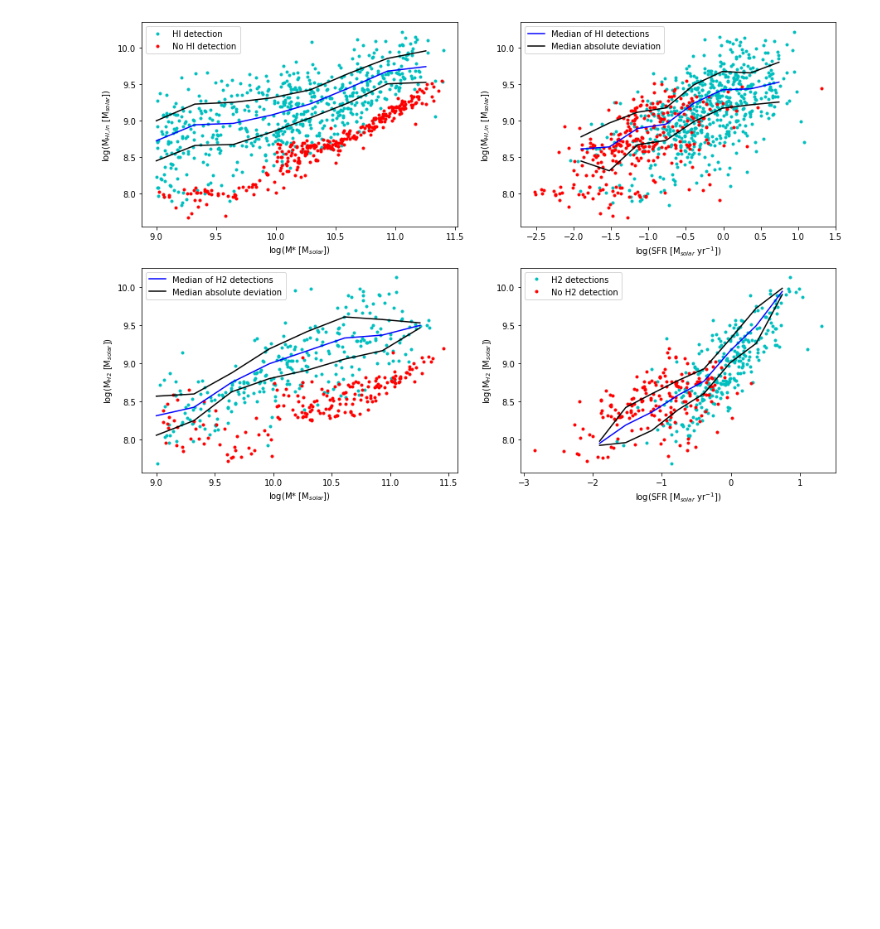
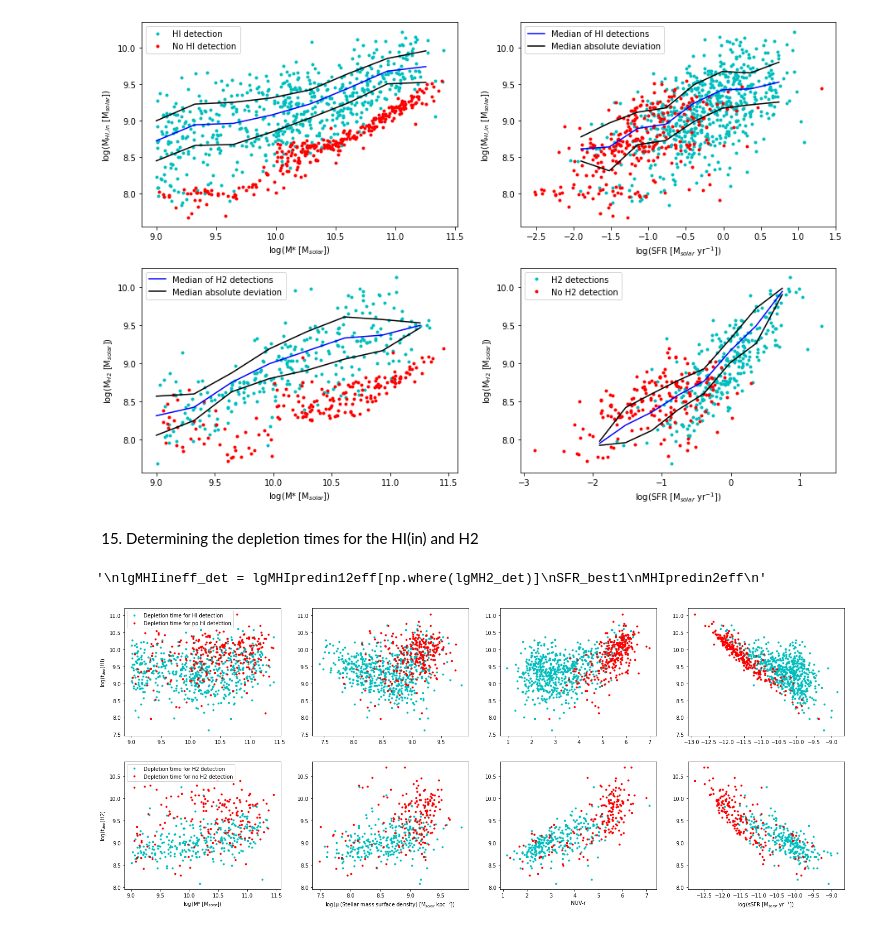
Before and after one commit to Luke-Williams-01/Luke-Williams-01, a Jupyter notebook: ICRARproject.ipynb, the cells around one changed output. Saved outputs shown, nothing was run; the diff lists cells and outputs as text; code cells hidden in the pictures; blank space fills up the shorter version.

```diff
--- a/ICRARproject.ipynb
+++ b/ICRARproject.ipynb
@@ -1899,3 +1908,77 @@ plt.ylabel('log(M$_{H2}$ [M$_{solar}$])')
 plt.legend(loc='upper left');
 # %% [output]
 [figure]
+# %% [markdown]
+15) Determining the depletion times for the HI(in) and H2
+# %%
+'''
+lgMHIineff_det = lgMHIpredin12eff[np.where(lgMH2_det)]
+SFR_best1
+MHIpredin2eff
+'''
+# %% [output]
+'\nlgMHIineff_det = lgMHIpredin12eff[np.where(lgMH2_det)]\nSFR_best1\nMHIpredin2eff\n'
+# %%
+lgsSFR = np.log10(SFR_best / (10**lgMstar))
+NUVr1 = np.delete(NUVr, (HIndet))
+NUVr2 = np.delete(NUVr, (HIdet))
+lgsSFR1 = np.delete(lgsSFR, (HIndet))
+lgsSFR2 = np.delete(lgsSFR, (HIdet))
+# %%
+# Depletion times are given by t(dep) = M(gas)/SFR
+# Depletion time for HI
+tdepHIdet = (10**lgMHIpredin12eff) / SFR_best1
+lgtdepHIdet = np.log10(tdepHIdet)
+tdepHIndet = (10**lgMHIpredin22eff) / SFR_best2
+lgtdepHIndet = np.log10(tdepHIndet)
+# Depletion time for H2
+tdepH2det = (10**lgMH2_det) / (10**lgSFRbest_det)
+lgtdepH2det = np.log10(tdepH2det)
+tdepH2ndet = (10**limlgMH2_ndet) / (10**lgSFRbest_ndet)
+lgtdepH2ndet = np.log10(tdepH2ndet)
+# %%
+# Plotting the depletion times for the HI(in) mass against stellar properties
+plt.figure(figsize=(25,10))
+# t(HI(in)) against stellar mass
+plt.subplot(241)
+plt.plot(lgMstar1, lgtdepHIdet, 'c.', label='Depletion time for HI detection')
+plt.plot(lgMstar2, lgtdepHIndet, 'r.', label='Depletion time for no HI detection')
+plt.ylabel('log(t$_{dep}$(HI)')
+plt.legend(loc='upper left')
+# t(HI(in)) against Stellar surface density
+plt.subplot(242)
+plt.plot(lgmust1, lgtdepHIdet, 'c.')
+plt.plot(lgmust2, lgtdepHIndet, 'r.')
+# t(HI(in)) against NUV-r
+plt.subplot(243)
+plt.plot(NUVr1, lgtdepHIdet, 'c.')
+plt.plot(NUVr2, lgtdepHIndet, 'r.')
+# t(HI(in)) against sSFR
+plt.subplot(244)
+plt.plot(lgsSFR1, lgtdepHIdet, 'c.')
+plt.plot(lgsSFR2, lgtdepHIndet, 'r.')
+
+# t(H2) against stellar mass
+plt.subplot(245)
+plt.plot(lgMSTAR_det, lgtdepH2det, 'c.', label='Depletion time for H2 detection')
+plt.plot(lgMSTAR_ndet, lgtdepH2ndet, 'r.', label='Depletion time for no H2 detection')
+plt.xlabel('log(M* [M$_{solar}$])')
+plt.ylabel('log(t$_{dep}$(H2)')
+plt.legend(loc='upper left')
+# t(H2) against Stellar surface density
+plt.subplot(246)
+plt.plot(lgMuST_det, lgtdepH2det, 'c.')
+plt.plot(lgMuST_ndet, lgtdepH2ndet, 'r.')
+plt.xlabel('log(μ (Stellar mass surface density) [M$_{solar}$ kpc$^{-2}$])')
+# t(H2) against NUV-r
+plt.subplot(247)
+plt.plot(NUVr_det, lgtdepH2det, 'c.')
+plt.plot(NUVr_ndet, lgtdepH2ndet, 'r.')
+plt.xlabel('NUV-r')
+# t(H2) against sSFR
+plt.subplot(248)
+plt.plot(lgsSFR_det, lgtdepH2det, 'c.')
+plt.plot(lgsSFR_ndet, lgtdepH2ndet, 'r.')
+plt.xlabel('log(sSFR [M$_{solar}$ yr$^{-1}$])');
+# %% [output]
+[figure, added]
```
Also changed, not shown: parts of 2 cells of this notebook.
